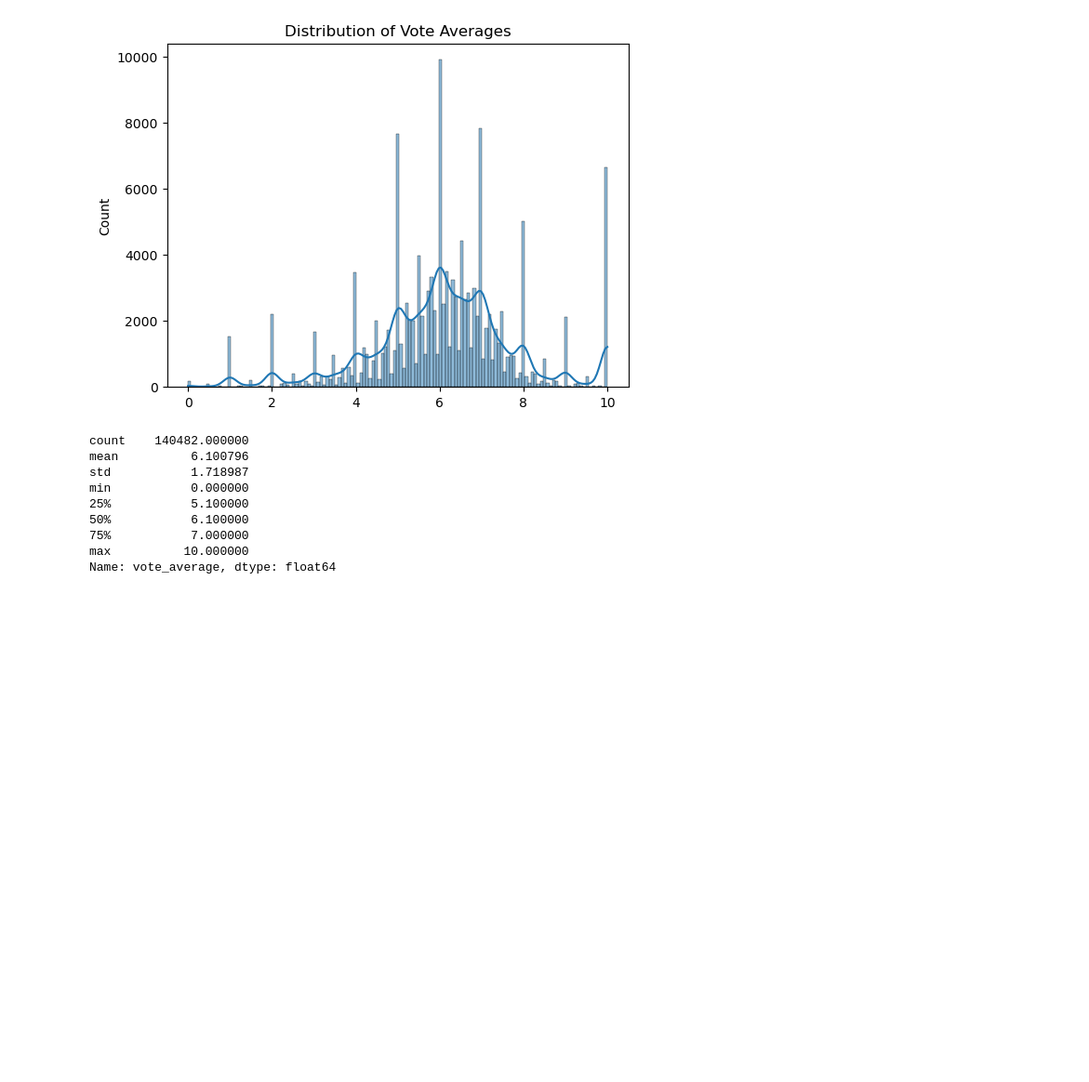
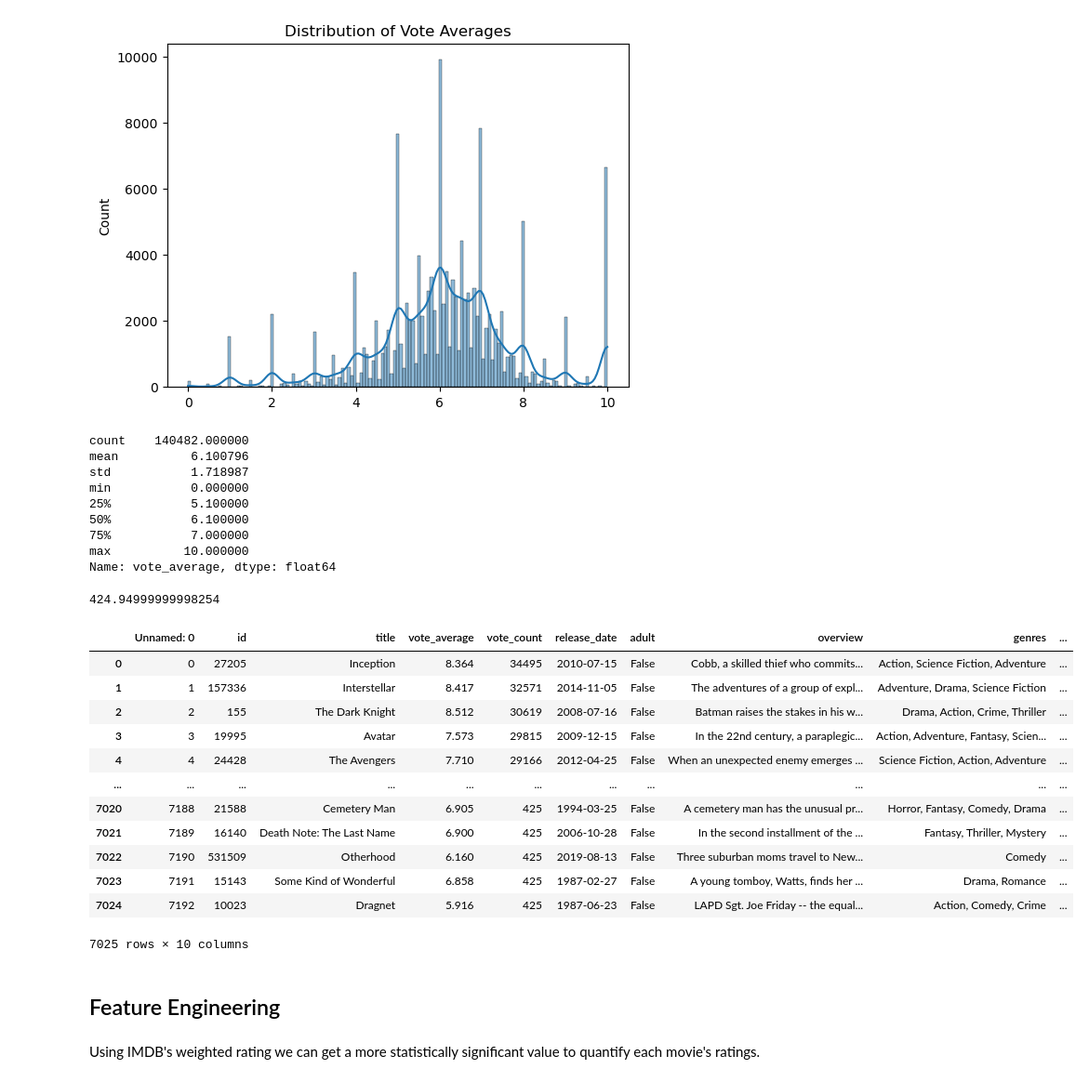
Before and after one commit to b-walls/movie_recommender, a Jupyter notebook: data_preparation.ipynb, the cells around one changed output. Shown at 93% size. Saved outputs shown, nothing was run; the diff lists cells and outputs as text; code cells hidden in the pictures; blank space fills up the shorter version.

Commit message:
feature engineering

```diff
--- a/data_preparation.ipynb
+++ b/data_preparation.ipynb
@@ -71,3 +79,32 @@ max          10.000000
 Name: vote_average, dtype: float64
 # %%
 df.to_csv('./data/movie_data_v1.csv')
+# %%
+df = pd.read_csv('./data/movie_data_v1.csv')
+# %%
+m = df['vote_count'].quantile(0.95)
+# %%
+m
+# %% [output]
+424.94999999998254
+# %%
+df = df[df['vote_count'] >= m]
+df
+# %% [output]
+|  | Unnamed: 0 | id | title | vote_average | vote_count | release_date | adult | overview | genres | ... |
+| 0 | 0 | 27205 | Inception | 8.364 | 34495 | 2010-07-15 | False | Cobb, a skilled thief who commits... | Action, Science Fiction, Adventure | ... |
+| 1 | 1 | 157336 | Interstellar | 8.417 | 32571 | 2014-11-05 | False | The adventures of a group of expl... | Adventure, Drama, Science Fiction | ... |
+| 2 | 2 | 155 | The Dark Knight | 8.512 | 30619 | 2008-07-16 | False | Batman raises the stakes in his w... | Drama, Action, Crime, Thriller | ... |
+| 3 | 3 | 19995 | Avatar | 7.573 | 29815 | 2009-12-15 | False | In the 22nd century, a paraplegic... | Action, Adventure, Fantasy, Scien... | ... |
+| 4 | 4 | 24428 | The Avengers | 7.710 | 29166 | 2012-04-25 | False | When an unexpected enemy emerges ... | Science Fiction, Action, Adventure | ... |
+| ... | ... | ... | ... | ... | ... | ... | ... | ... | ... | ... |
+| 7020 | 7188 | 21588 | Cemetery Man | 6.905 | 425 | 1994-03-25 | False | A cemetery man has the unusual pr... | Horror, Fantasy, Comedy, Drama | ... |
+| 7021 | 7189 | 16140 | Death Note: The Last Name | 6.900 | 425 | 2006-10-28 | False | In the second installment of the ... | Fantasy, Thriller, Mystery | ... |
+| 7022 | 7190 | 531509 | Otherhood | 6.160 | 425 | 2019-08-13 | False | Three suburban moms travel to New... | Comedy | ... |
+| 7023 | 7191 | 15143 | Some Kind of Wonderful | 6.858 | 425 | 1987-02-27 | False | A young tomboy, Watts, finds her ... | Drama, Romance | ... |
+| 7024 | 7192 | 10023 | Dragnet | 5.916 | 425 | 1987-06-23 | False | LAPD Sgt. Joe Friday -- the equal... | Action, Comedy, Crime | ... |
+7025 rows × 10 columns
+# %% [markdown]
+## Feature Engineering
+# %% [markdown]
+Using IMDB's weighted rating we can get a more statistically significant value to quantify each movie's ratings.
```
Also changed, not shown: parts of 11 cells of this notebook.
